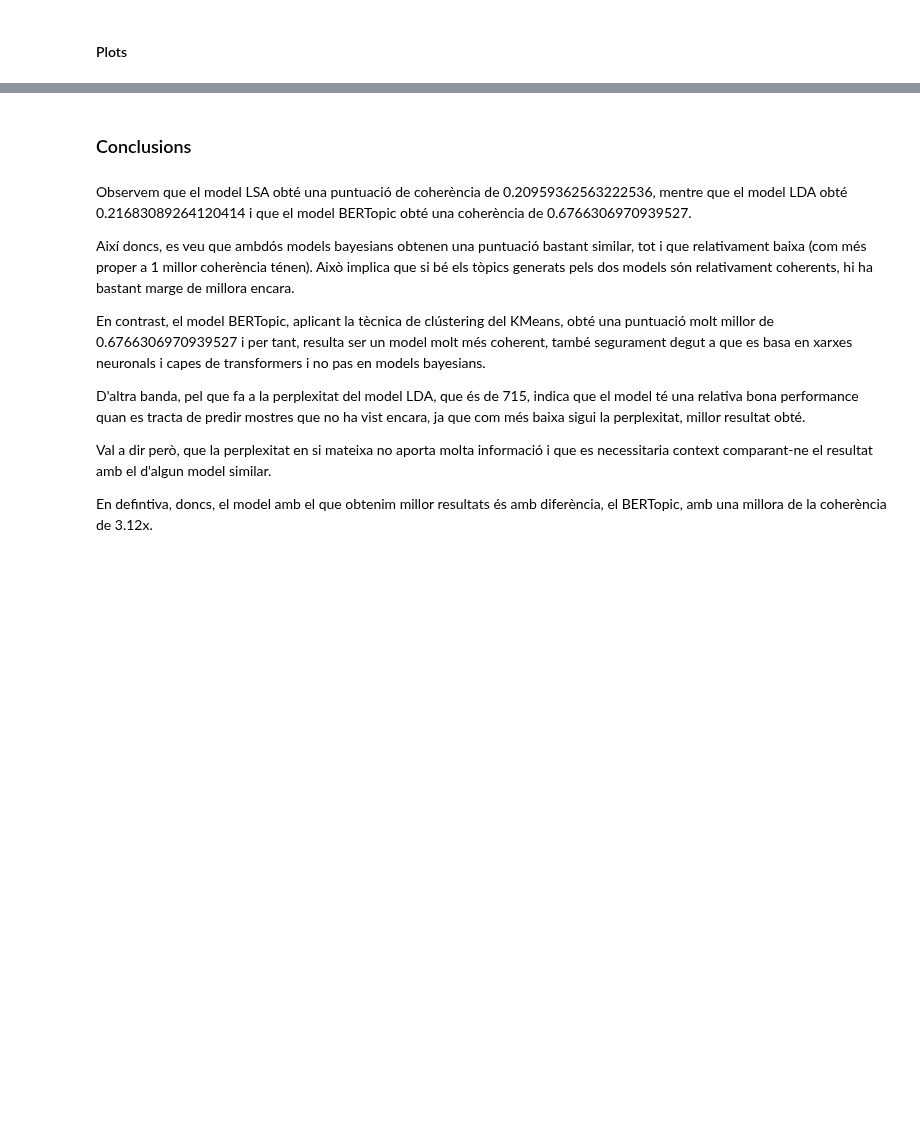
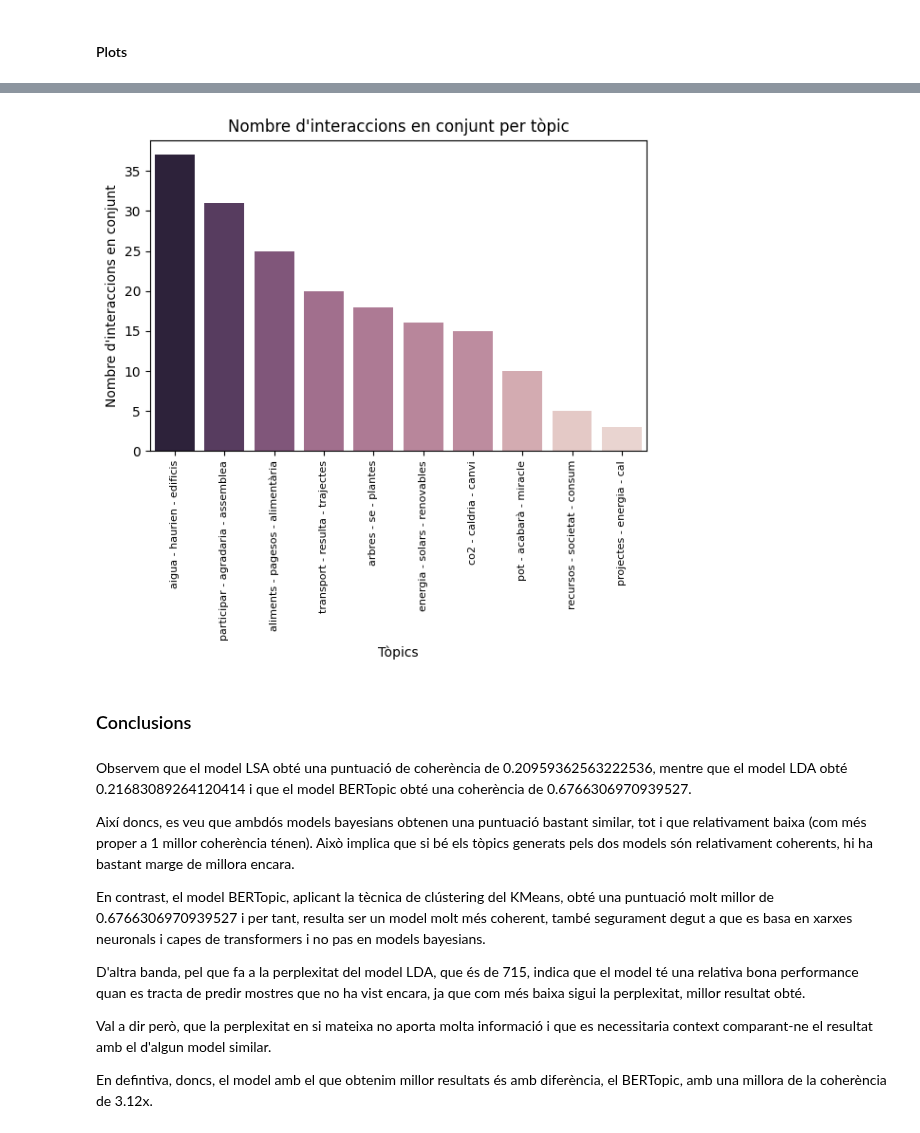
Before and after one commit to NoOPeEKS/dades-assemblea-clima, a Jupyter notebook: notebooks/topic_modeling.ipynb, the cells around one changed output, grey strips where cells are left out. Cells and saved outputs as stored; diff of their text form; code cells hidden in the pictures; blank space fills up the shorter version.

```diff
--- a/notebooks/topic_modeling.ipynb
+++ b/notebooks/topic_modeling.ipynb
@@ -442,3 +431,18 @@ df_plot.head()
+# %%
+df_proposals['interactions'] = df_proposals['endorsements/total_count'] + df_proposals['comments'] + df_proposals['followers']
+grouped = df_proposals.groupby("topics_bert")['interactions'].sum().reset_index(name='count')
+grouped = grouped.sort_values('count', ascending=False)
+plt.figure(figsize=(6,6))
+plt.title("Nombre d'interaccions en conjunt per tòpic")
+plt.xlabel("Tòpics")
+plt.ylabel("Nombre d'interaccions en conjunt")
+sns.barplot(data=grouped, x='topics_bert', y='count', legend=False, hue='count')
+plt.xticks(rotation=90, fontsize=8)
+plt.tight_layout()
+plt.savefig("../plots/total_interactions_by_topic.png")
+plt.show()
+# %% [output]
+[figure, added]
 # %% [markdown]
 ### Conclusions
 # %% [markdown]
```
Also changed, not shown: parts of 6 cells of this notebook, 5 other files.
